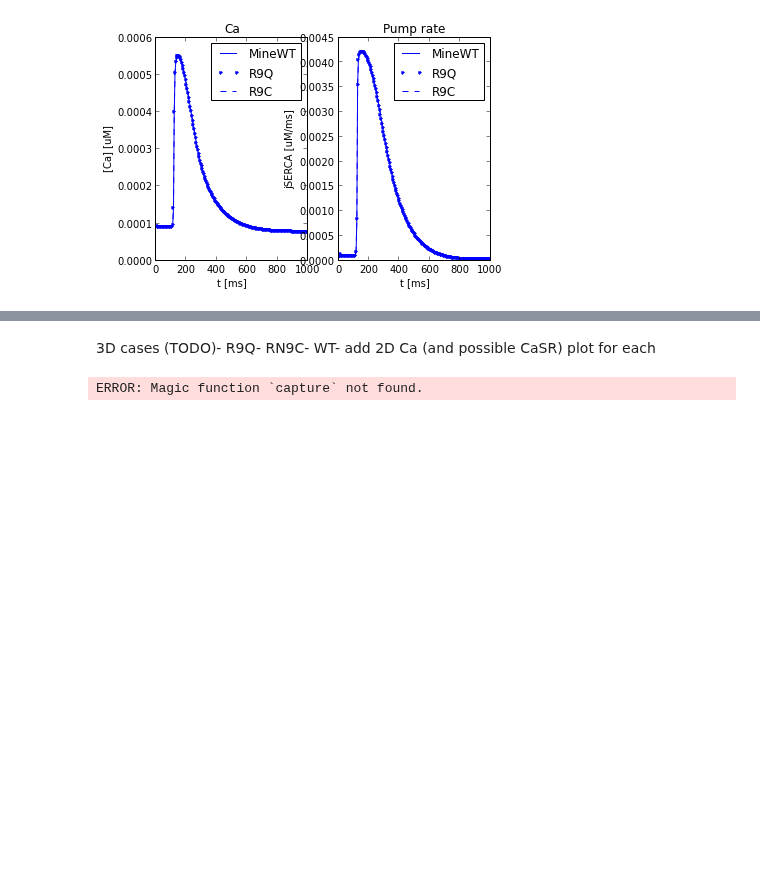
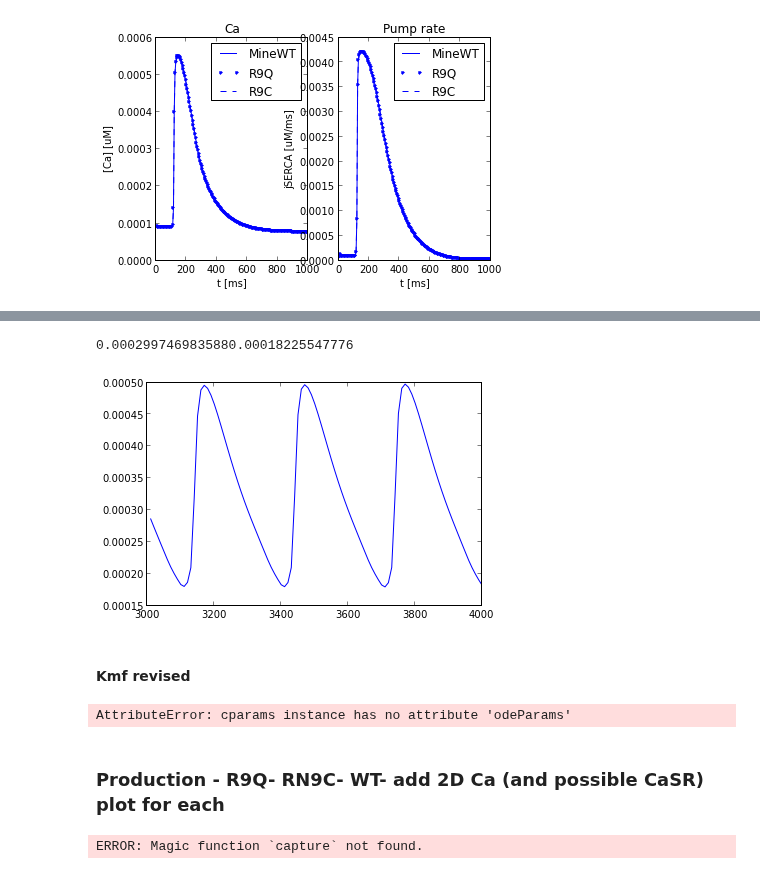
Before and after one commit to huskeypm/wholecell, a Jupyter notebook: gotranfenics.ipynb, the cells around one changed output, grey strips where cells are left out. Saved outputs shown, nothing was run; the diff lists cells and outputs as text; code cells hidden in the pictures; blank space fills up the shorter version.

Commit message:
minor commenting streamlined passing of parameters into templateGotran added unit tests

```diff
--- a/gotranfenics.ipynb
+++ b/gotranfenics.ipynb
@@ -26,0 +33,2 @@ WT vs plb mutants
+# %%
+class empty:passimport cPickle as pickleimport templateGotran as gt# run merun=0if run:  gt.Test1()
@@ -27,5 +37,16 @@ WT vs plb mutants
+# %%
+case = empty()case.pickleName = "test1.pkl"pkl_file = open(case.pickleName, 'rb')data1 = pickle.load(pkl_file)case.jSRs = data1['jSRs']case.cs = data1['cs']case.cbs = data1['cbs']case.ts = data1['ts']dir(data1)pkl_file.close()plt.plot(case.ts,case.cs[1:])
+# %% [output]
+0.0002997469835880.00018225547776
+[figure, added]
+# %% [markdown]
+#### Kmf revised
+# %%
+gt.cparams.plot = Falsepi = gt.cparams()                                           M_to_mM=1e3Kmf_guess = 5.e-7*M_to_mMpi.odeParams[param_indices("Kmf")] = Kmf_guess                                                                problemKmf, resultsKmf = gt.loop(pi,case="test1",mode="separateFlux")
+# %% [output]
+AttributeError: cparams instance has no attribute 'odeParams'
 # %% [markdown]
-3D cases (TODO)- R9Q- RN9C- WT- add 2D Ca (and possible CaSR) plot for each
+### Production - R9Q- RN9C- WT- add 2D Ca (and possible CaSR) plot for each
 # %%
 %%capture capturedgt.cparams.plot = Falseduration = 50run=0if(run):  # case 1   pi = gt.cparams()  problem1, results1 = gt.loop(pi,case="case1",duration=duration);                               # case 2   pi = gt.cparams()  problem2, results2 = gt.loop(pi,case="case2",duration=duration);                               # case 3   pi = gt.cparams()  problem3, results3 = gt.loop(pi,case="case3",duration=duration);
 # %% [output]
```
Also changed, not shown: parts of 5 cells of this notebook, 2 other files.
